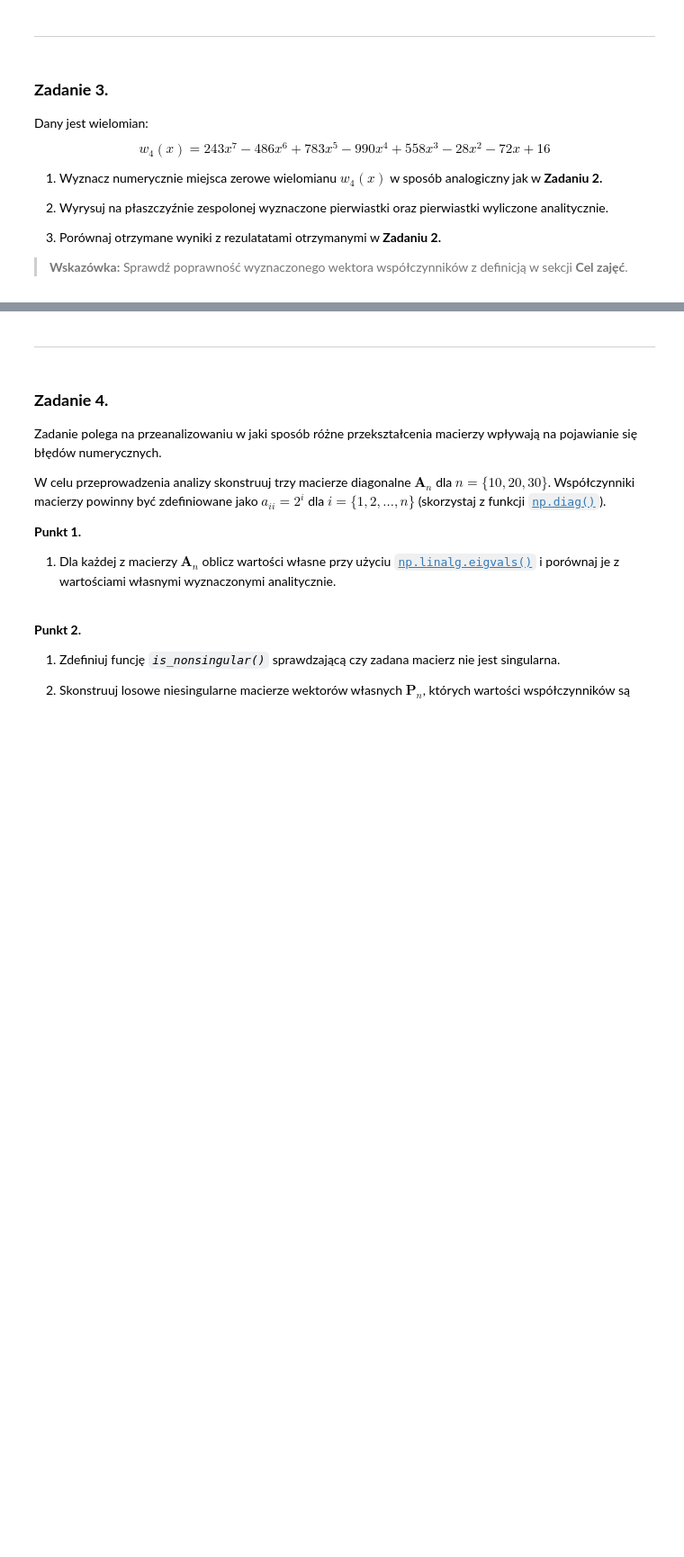
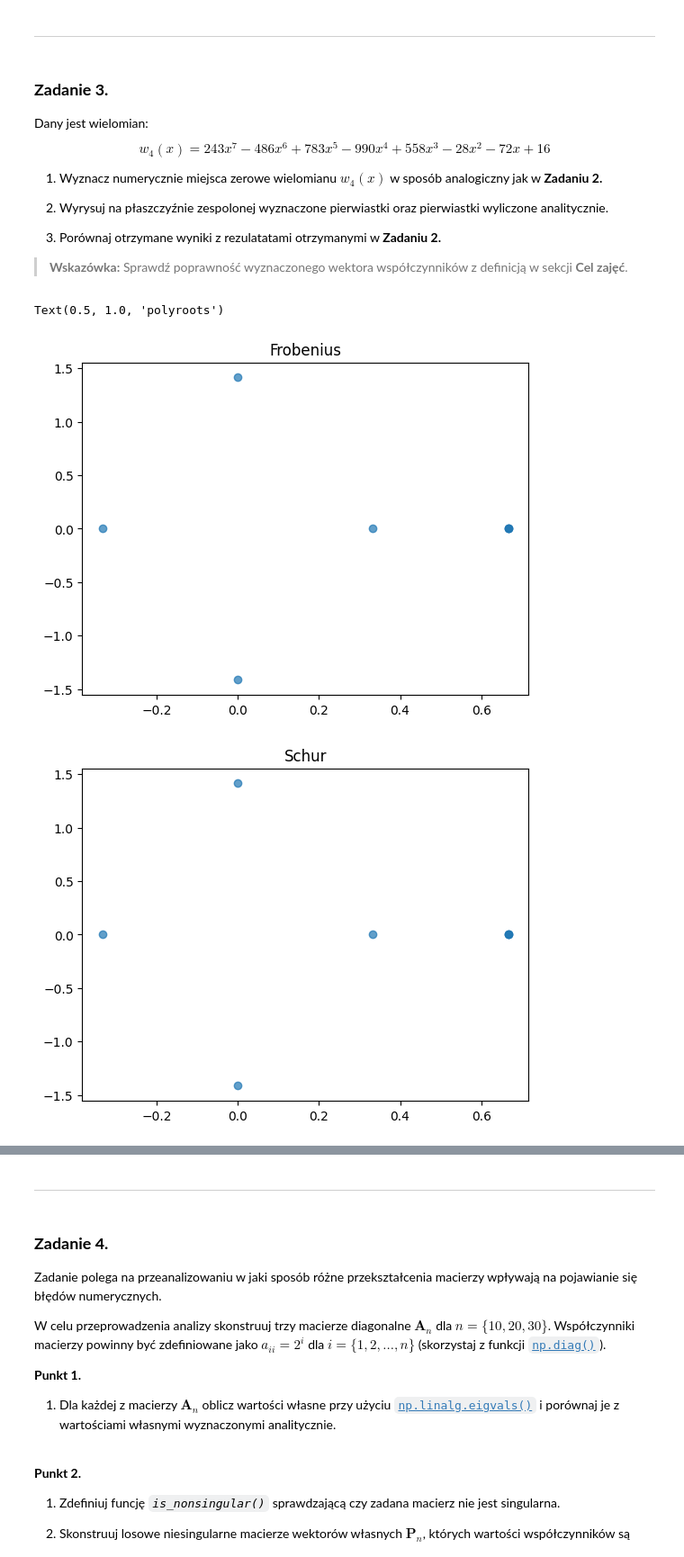
Before and after one commit to MN-KJ-2025/lab-7-pierwiastki-jgasior15, a Jupyter notebook: sprawozdanie.ipynb, the cells around one changed output, grey strips where cells are left out. Shown at 90% size. Cells and saved outputs as stored; diff of their text form; code cells hidden in the pictures; blank space fills up the shorter version.

```diff
--- a/sprawozdanie.ipynb
+++ b/sprawozdanie.ipynb
@@ -201,0 +241,27 @@ $$
+# %%
+# ===== Twoja implementacja tutaj =====
+a4 = np.array([16,-72,-28,558,-990,783,-486,243])
+Fw4 = main.frob_a(a4)
+
+rootsFrobeniusW4 = np.linalg.eigvals(Fw4)
+
+schurDecomposition = scipy.linalg.schur(Fw4)[0]
+rootsSchurW4 = np.linalg.eigvals(schurDecomposition)
+
+rootsPolyrootsW4 = nppoly.polyroots(a4)
+
+plt.figure()
+plt.scatter(rootsFrobeniusW4.real, rootsFrobeniusW4.imag, alpha=0.7, label='Frobenius')
+plt.title('Frobenius')
+
+plt.figure()
+plt.scatter(rootsSchurW4.real, rootsSchurW4.imag, alpha=0.7, label='Schur')
+plt.title('Schur')
+
+plt.figure()
+plt.scatter(rootsPolyrootsW4.real, rootsPolyrootsW4.imag, alpha=0.7, label='polyroots')
+plt.title('polyroots')
+# %% [output]
+Text(0.5, 1.0, 'polyroots')
+[figure, added]
+[figure, added]
```
Also changed, not shown: parts of 8 cells of this notebook, 1 other file.
